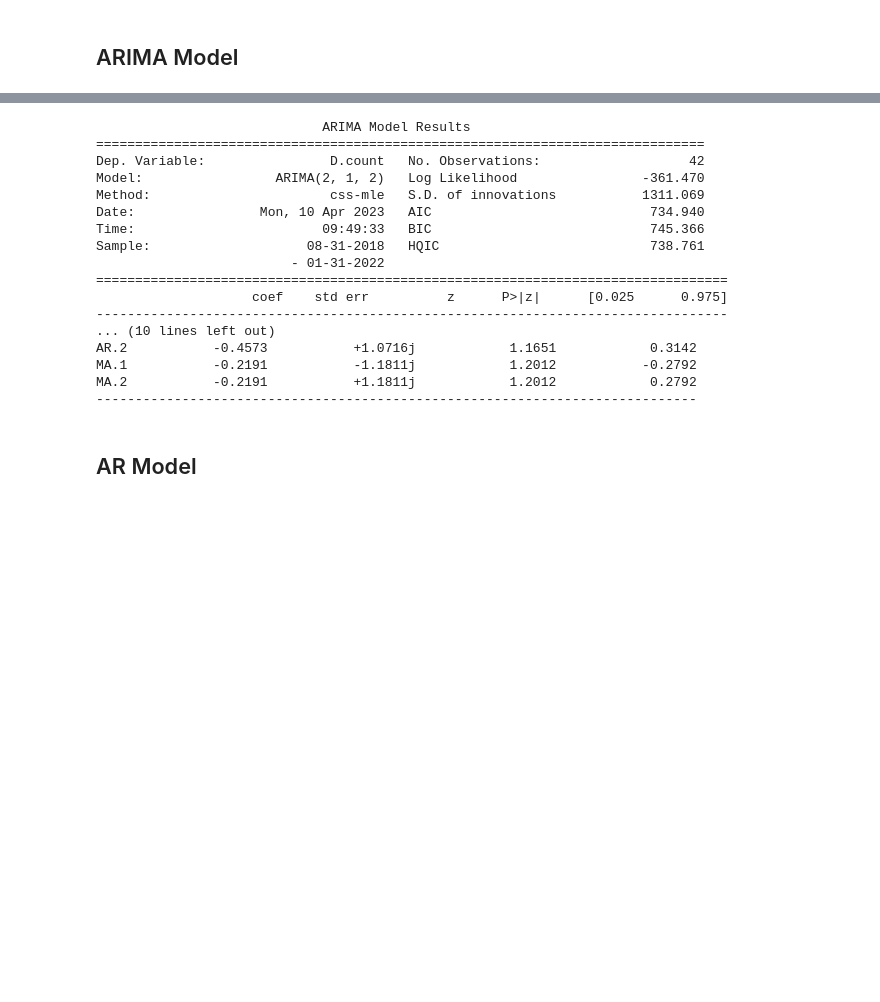
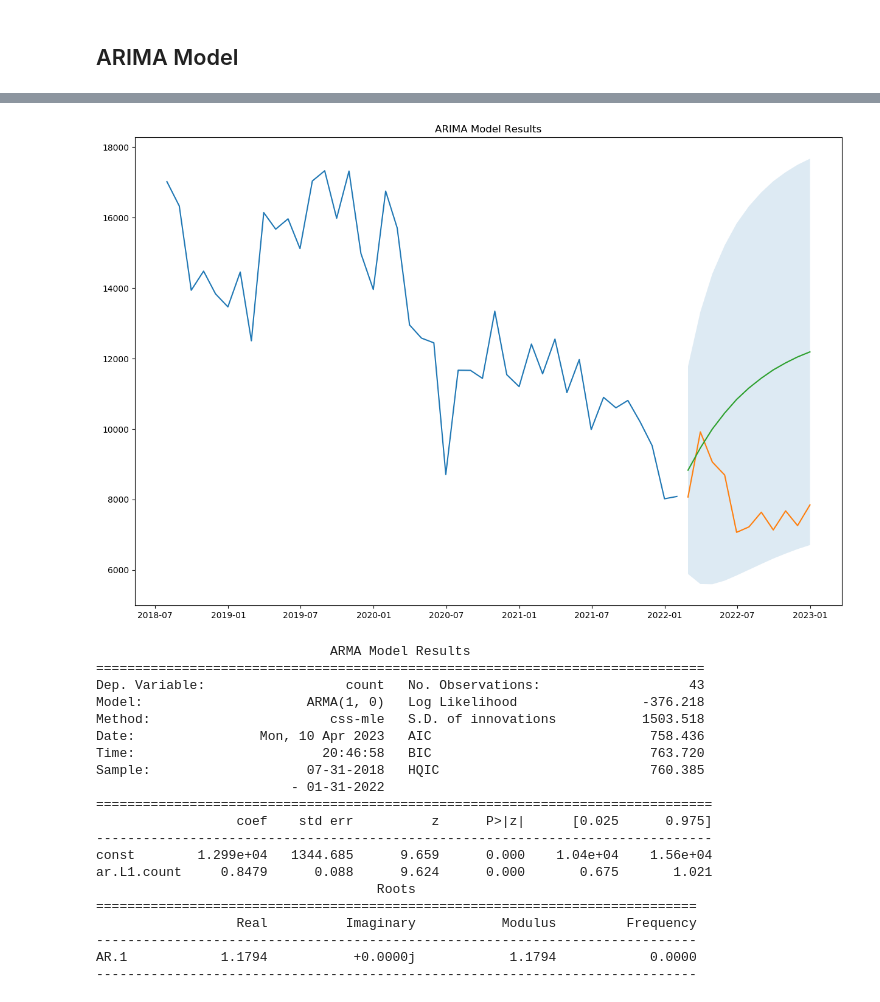
Before and after one commit to zalvatore/Predicting_Police_Activity, a Jupyter notebook: Police_Stops_Modeling.ipynb, the cells around one changed output, grey strips where cells are left out. Cells and saved outputs as stored; diff of their text form; code cells hidden in the pictures; blank space fills up the shorter version.

```diff
--- a/Police_Stops_Modeling.ipynb
+++ b/Police_Stops_Modeling.ipynb
@@ -131,22 +133,50 @@ plt.show()
+# %%
+f = plt.figure()
+f.set_figwidth(15)
+f.set_figheight(10)
+
+arima_model = ARIMA(ripa_stops_train, order = (1,0,0))
+arima_output = arima_model.fit(disp=-1)
+
+
+forecast, series, confidence = arima_output.forecast(11, alpha = 0.05)
+
+forecast_s = pd.Series(forecast, index = ripa_stops_test.index)
+low_bound = pd.Series(confidence[: , 0], index = ripa_stops_test.index)
+high_bound = pd.Series(confidence[: , 1], index = ripa_stops_test.index)
+
+
+plt.plot( ripa_stops_train)
+plt.plot( ripa_stops_test)
+plt.plot( forecast_s)
+plt.fill_between(low_bound.index, low_bound, high_bound, alpha = .15)
+
+
+#plt.legend(["Training", "Testing", "Forecast"])
+plt.title("ARIMA Model Results")
+plt.show()
+# %% [output]
+[figure, added]
 # %%
 print(arima_output.summary())
 # %% [output]
-                             ARIMA Model Results
+                              ARMA Model Results
 ==============================================================================
-Dep. Variable:                D.count   No. Observations:                   42
-Model:                 ARIMA(2, 1, 2)   Log Likelihood                -361.470
-Method:                       css-mle   S.D. of innovations           1311.069
-Date:                Mon, 10 Apr 2023   AIC                            734.940
-Time:                        09:49:33   BIC                            745.366
-Sample:                    08-31-2018   HQIC                           738.761
+Dep. Variable:                  count   No. Observations:                   43
+Model:                     ARMA(1, 0)   Log Likelihood                -376.218
+Method:                       css-mle   S.D. of innovations           1503.518
+Date:                Mon, 10 Apr 2023   AIC                            758.436
+Time:                        20:46:58   BIC                            763.720
+Sample:                    07-31-2018   HQIC                           760.385
                          - 01-31-2022
-=================================================================================
-                    coef    std err          z      P>|z|      [0.025      0.975]
----------------------------------------------------------------------------------
-... (10 lines left out)
-AR.2           -0.4573           +1.0716j            1.1651            0.3142
-MA.1           -0.2191           -1.1811j            1.2012           -0.2792
-MA.2           -0.2191           +1.1811j            1.2012            0.2792
+===============================================================================
+                  coef    std err          z      P>|z|      [0.025      0.975]
+-------------------------------------------------------------------------------
+const        1.299e+04   1344.685      9.659      0.000    1.04e+04    1.56e+04
+ar.L1.count     0.8479      0.088      9.624      0.000       0.675       1.021
+                                    Roots
+=============================================================================
+                  Real          Imaginary           Modulus         Frequency
 -----------------------------------------------------------------------------
+AR.1            1.1794           +0.0000j            1.1794            0.0000
+-----------------------------------------------------------------------------
-# %% [markdown]
-## AR Model
```
Also changed, not shown: parts of 11 cells of this notebook, 1 other file.
